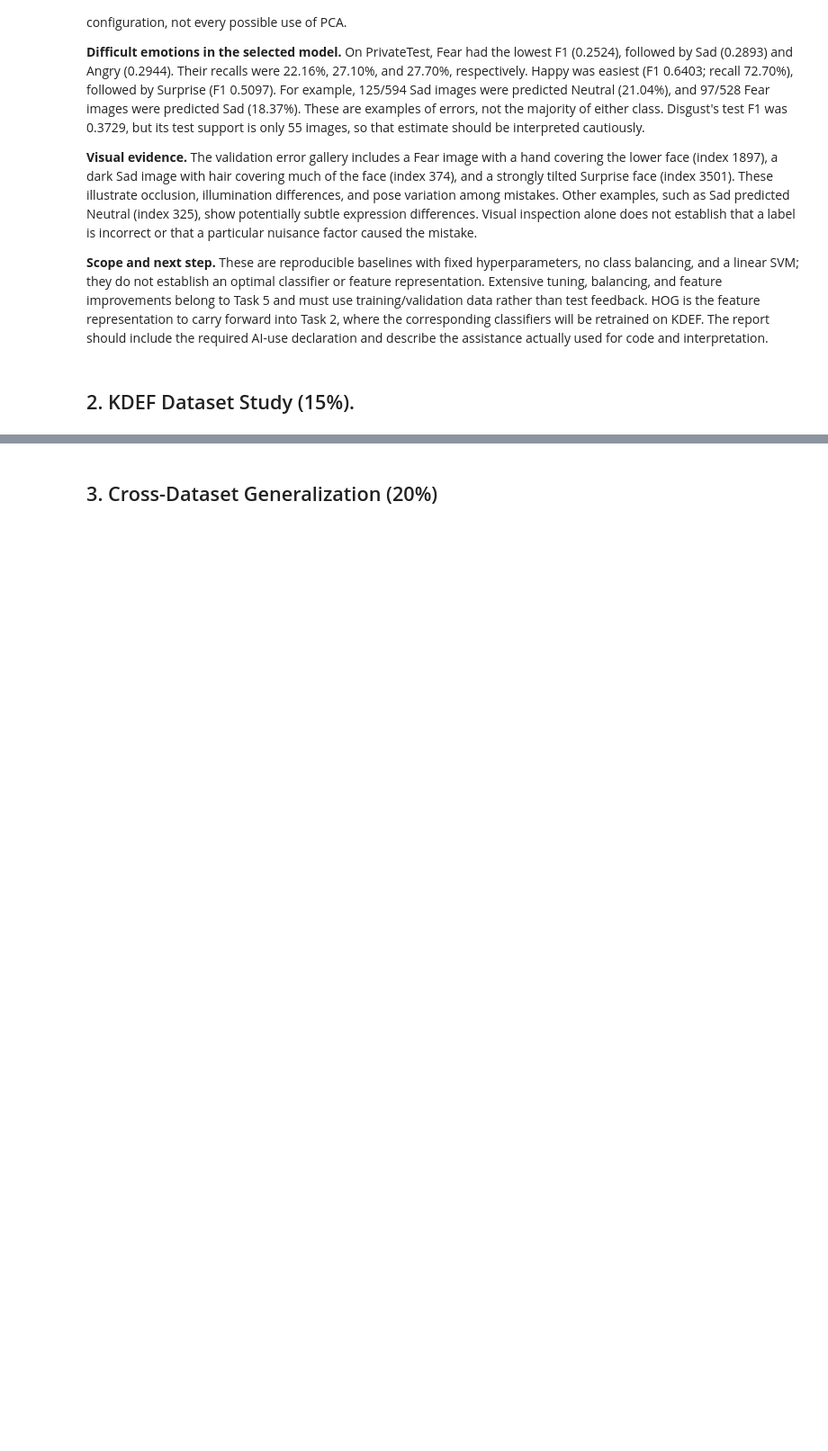
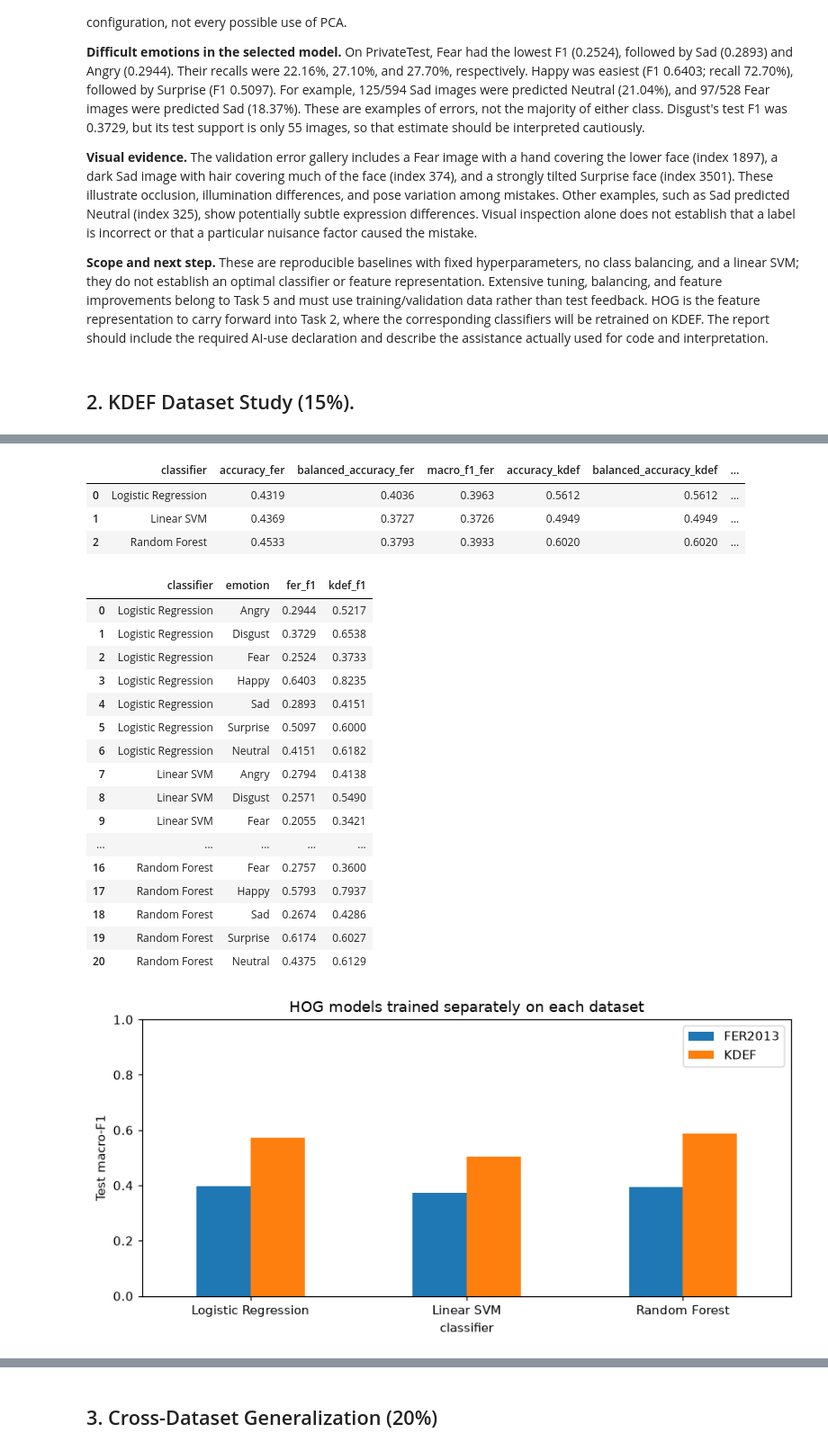
Before and after one commit to dhafinrizaldi/emotion-detection, a Jupyter notebook: emotion_detection_group11.ipynb, the cells around one changed output, grey strips where cells are left out. Shown at 90% size. Saved outputs shown, nothing was run; the diff lists cells and outputs as text; code cells hidden in the pictures; blank space fills up the shorter version.

```diff
--- a/emotion_detection_group11.ipynb
+++ b/emotion_detection_group11.ipynb
@@ -536,0 +867,58 @@ PCA was weakest for all three classifiers on both splits. Its 150 components ret
+# %%
+t2_fer_results = pd.read_csv(T2_ROOT / 'results/task1/test_results.csv')
+t2_fer_hog = t2_fer_results.loc[t2_fer_results.feature == 'hog',
+                               ['classifier', 'accuracy', 'balanced_accuracy', 'macro_f1']]
+t2_comparison = t2_fer_hog.merge(t2_results[['classifier', 'accuracy', 'balanced_accuracy', 'macro_f1']],
+                                 on='classifier', suffixes=('_fer', '_kdef'), validate='one_to_one')
+for metric in ['accuracy', 'balanced_accuracy', 'macro_f1']:
+    t2_comparison[f'{metric}_difference'] = t2_comparison[f'{metric}_kdef'] - t2_comparison[f'{metric}_fer']
+t2_comparison['fer_macro_f1_rank'] = t2_comparison.macro_f1_fer.rank(ascending=False, method='min').astype(int)
+t2_comparison['kdef_macro_f1_rank'] = t2_comparison.macro_f1_kdef.rank(ascending=False, method='min').astype(int)
+t2_comparison.to_csv(T2_OUT / 'fer_kdef_comparison.csv', index=False)
+display(t2_comparison.round(4))
+
+t2_fer_class_rows = []
+for name in t2_models:
+    slug = name.lower().replace(' ', '_')
+    fer_predictions = pd.read_csv(T2_ROOT / f'results/task1/test_hog_{slug}_predictions.csv')
+    report = classification_report(fer_predictions.actual, fer_predictions.predicted,
+        labels=T2_LABELS, target_names=T2_NAMES, output_dict=True, zero_division=0)
+    for emotion in T2_NAMES:
+        t2_fer_class_rows.append({'classifier': name, 'emotion': emotion,
+                                 'fer_f1': report[emotion]['f1-score']})
+t2_emotion_comparison = pd.DataFrame(t2_fer_class_rows).merge(
+    t2_class_results[['classifier', 'emotion', 'f1-score']].rename(columns={'f1-score': 'kdef_f1'}),
+    on=['classifier', 'emotion'], validate='one_to_one')
+t2_emotion_comparison.to_csv(T2_OUT / 'fer_kdef_per_emotion_comparison.csv', index=False)
+display(t2_emotion_comparison.round(4))
+fig, ax = plt.subplots(figsize=(8, 4))
+t2_comparison.set_index('classifier')[['macro_f1_fer', 'macro_f1_kdef']].plot.bar(ax=ax)
+ax.set(ylabel='Test macro-F1', title='HOG models trained separately on each dataset', ylim=(0, 1))
+ax.tick_params(axis='x', rotation=0)
+ax.legend(['FER2013', 'KDEF'])
+plt.tight_layout()
+fig.savefig(T2_OUT / 'fer_kdef_macro_f1.png', dpi=160, bbox_inches='tight')
+plt.show()
+# %% [output]
+|  | classifier | accuracy_fer | balanced_accuracy_fer | macro_f1_fer | accuracy_kdef | balanced_accuracy_kdef | ... |
+| 0 | Logistic Regression | 0.4319 | 0.4036 | 0.3963 | 0.5612 | 0.5612 | ... |
+| 1 | Linear SVM | 0.4369 | 0.3727 | 0.3726 | 0.4949 | 0.4949 | ... |
+| 2 | Random Forest | 0.4533 | 0.3793 | 0.3933 | 0.6020 | 0.6020 | ... |
+|  | classifier | emotion | fer_f1 | kdef_f1 |
+| 0 | Logistic Regression | Angry | 0.2944 | 0.5217 |
+| 1 | Logistic Regression | Disgust | 0.3729 | 0.6538 |
+| 2 | Logistic Regression | Fear | 0.2524 | 0.3733 |
+| 3 | Logistic Regression | Happy | 0.6403 | 0.8235 |
+| 4 | Logistic Regression | Sad | 0.2893 | 0.4151 |
+| 5 | Logistic Regression | Surprise | 0.5097 | 0.6000 |
+| 6 | Logistic Regression | Neutral | 0.4151 | 0.6182 |
+| 7 | Linear SVM | Angry | 0.2794 | 0.4138 |
+| 8 | Linear SVM | Disgust | 0.2571 | 0.5490 |
+| 9 | Linear SVM | Fear | 0.2055 | 0.3421 |
+| ... | ... | ... | ... | ... |
+| 16 | Random Forest | Fear | 0.2757 | 0.3600 |
+| 17 | Random Forest | Happy | 0.5793 | 0.7937 |
+| 18 | Random Forest | Sad | 0.2674 | 0.4286 |
+| 19 | Random Forest | Surprise | 0.6174 | 0.6027 |
+| 20 | Random Forest | Neutral | 0.4375 | 0.6129 |
+[figure, added]
```
Also changed, not shown: parts of 16 cells of this notebook, 26 other files.
